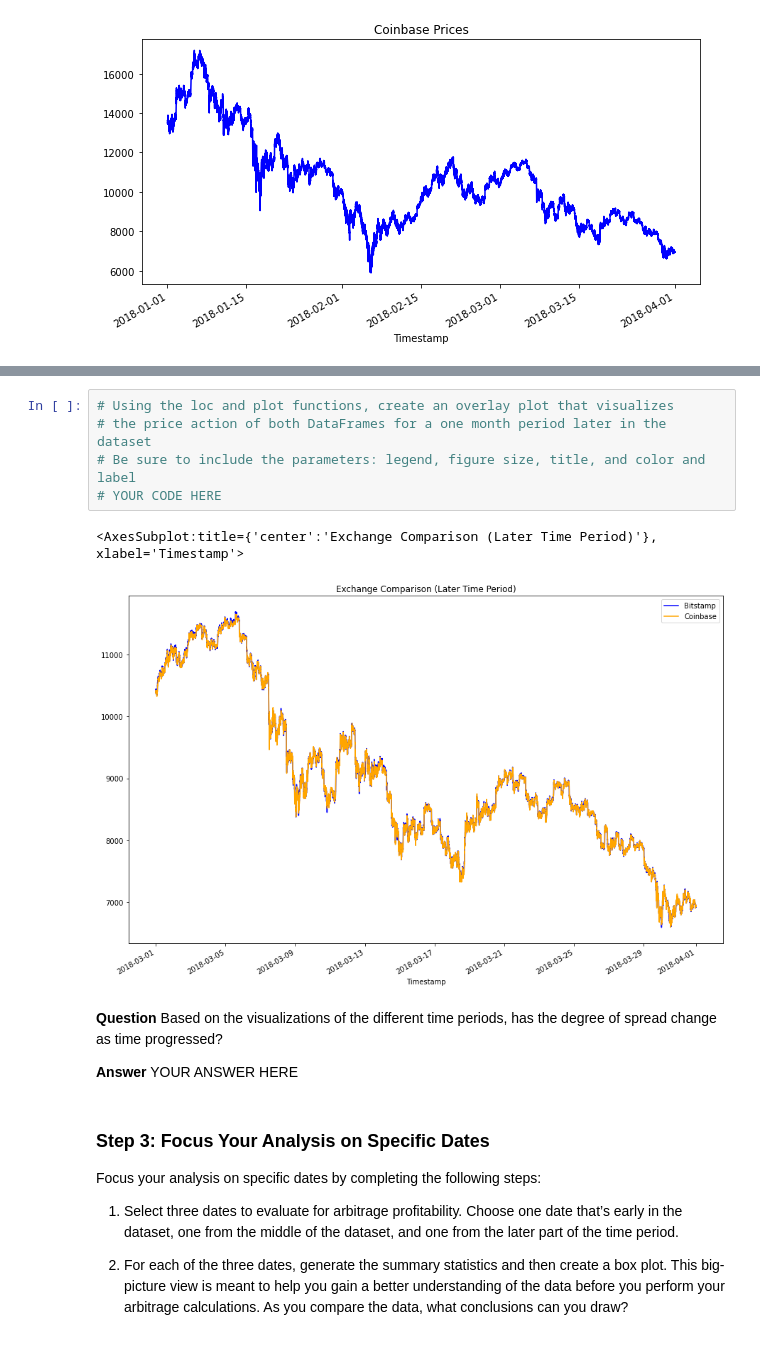
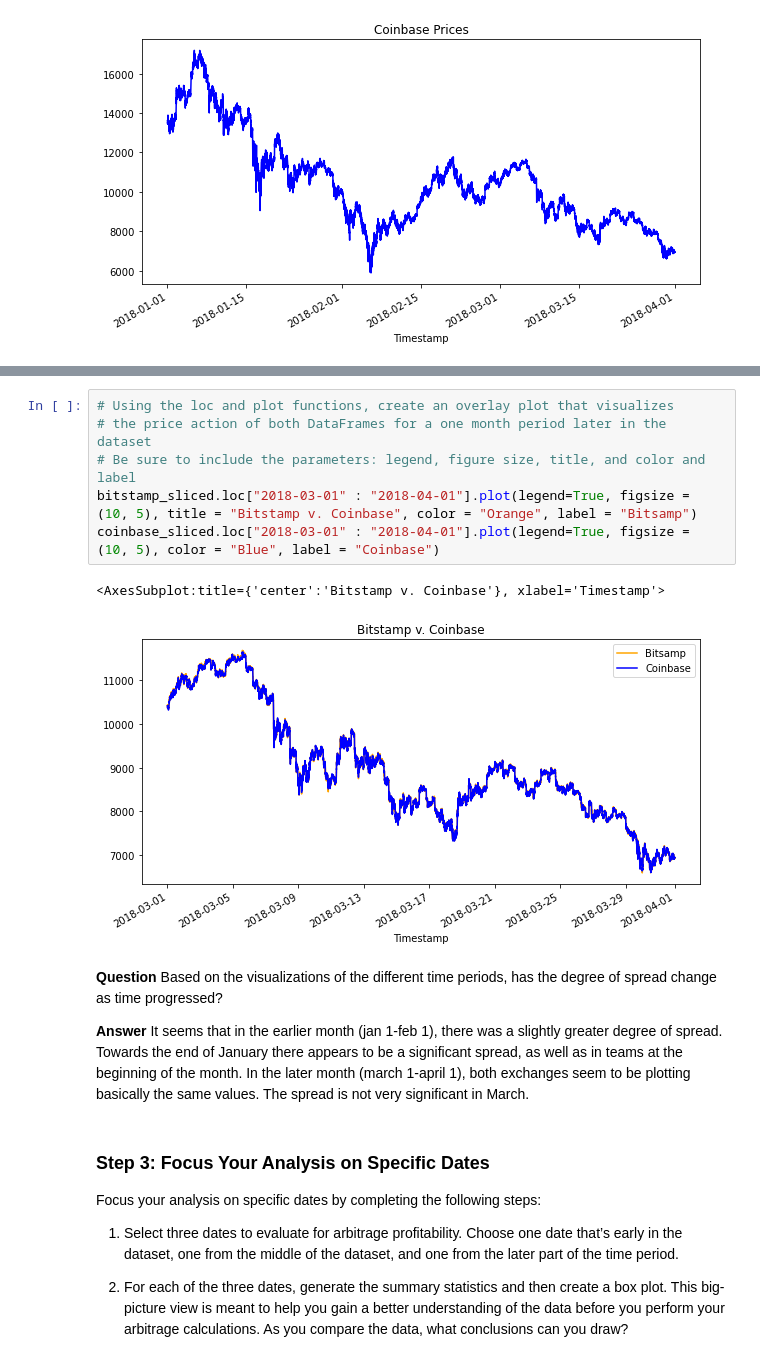
Before and after one commit to kian48/fintechchallenge3, a Jupyter notebook: Starter_Code-3/crypto_arbitrage.ipynb, the cells around one changed output, grey strips where cells are left out. Cells and saved outputs as stored; diff of their text form.

```diff
--- a/Starter_Code-3/crypto_arbitrage.ipynb
+++ b/Starter_Code-3/crypto_arbitrage.ipynb
@@ -347,15 +349,16 @@ coinbase_sliced.plot(legend=True, figsize = (10, 5), t, color = "Blue", label =
 # %%
 # Using the loc and plot functions, create an overlay plot that visualizes
 # the price action of both DataFrames for a one month period later in the dataset
 # Be sure to include the parameters: legend, figure size, title, and color and label
-# YOUR CODE HERE
+bitstamp_sliced.loc["2018-03-01" : "2018-04-01"].plot(legend=True, figsize = (10, 5), title = "Bitstamp v. Coinbase", color = "Orange", label = "Bitsamp")
+coinbase_sliced.loc["2018-03-01" : "2018-04-01"].plot(legend=True, figsize = (10, 5), color = "Blue", label = "Coinbase")
 # %% [output]
-<AxesSubplot:title={'center':'Exchange Comparison (Later Time Period)'}, xlabel='Timestamp'>
+<AxesSubplot:title={'center':'Bitstamp v. Coinbase'}, xlabel='Timestamp'>
-[figure, old version]
+[figure, new version]
-# %% [markdown]
-**Question** Based on the visualizations of the different time periods, has the degree of spread change as time progressed?
-
-**Answer** YOUR ANSWER HERE
+# %% [markdown]
+**Question** Based on the visualizations of the different time periods, has the degree of spread change as time progressed?
+
+**Answer** It seems that in the earlier month (jan 1-feb 1), there was a slightly greater degree of spread. Towards the end of January there appears to be a significant spread, as well as in teams at the beginning of the month. In the later month (march 1-april 1), both exchanges seem to be plotting basically the same values. The spread is not very significant in March.
 # %% [markdown]
 ### Step 3: Focus Your Analysis on Specific Dates
 
```
Also changed, not shown: parts of 2 cells of this notebook.
